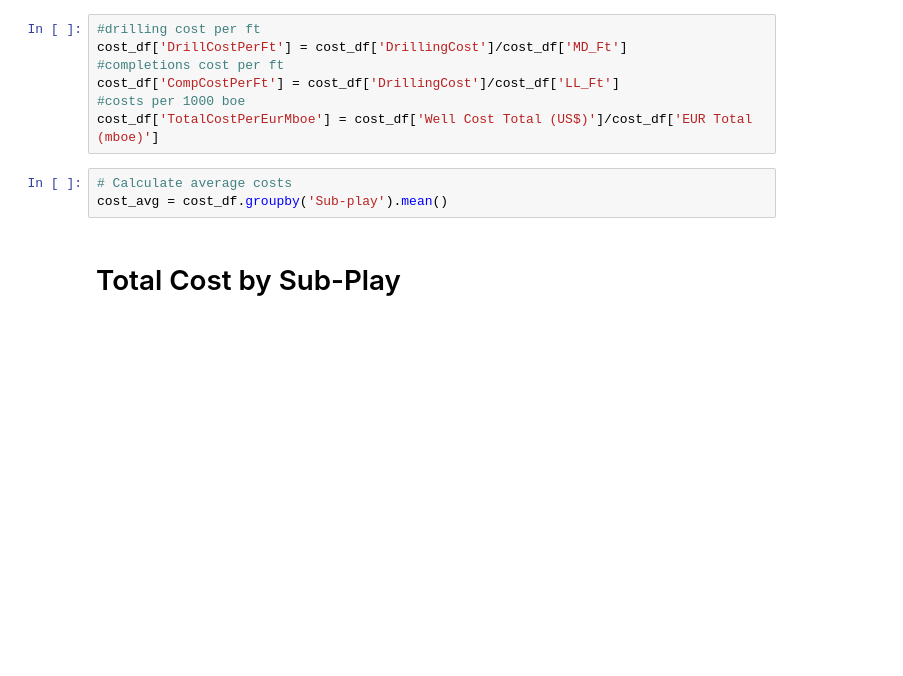
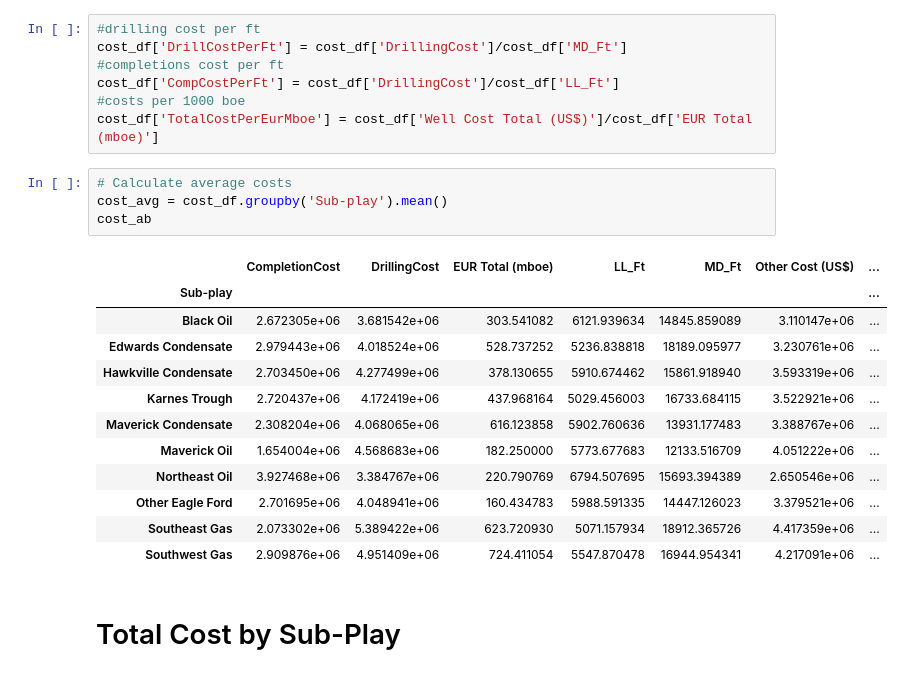
Before and after one commit to DaryaRudych/EagleFord-Oil-Project, a Jupyter notebook: Master.ipynb, the cells around one changed output. Drawn from its saved outputs; the diff is of its cells as text; blank space fills up the shorter version.

```diff
--- a/Master.ipynb
+++ b/Master.ipynb
@@ -515,6 +516,20 @@ cost_df['TotalCostPerEurMboe'] = cost_df['Well Cost Total (US$)']/cost_df['EUR T
 # %%
 # Calculate average costs
 cost_avg = cost_df.groupby('Sub-play').mean()
+cost_ab
+# %% [output]
+|  | CompletionCost | DrillingCost | EUR Total (mboe) | LL_Ft | MD_Ft | Other Cost (US$) | ... |
+| Sub-play |  |  |  |  |  |  | ... |
+| Black Oil | 2.672305e+06 | 3.681542e+06 | 303.541082 | 6121.939634 | 14845.859089 | 3.110147e+06 | ... |
+| Edwards Condensate | 2.979443e+06 | 4.018524e+06 | 528.737252 | 5236.838818 | 18189.095977 | 3.230761e+06 | ... |
+| Hawkville Condensate | 2.703450e+06 | 4.277499e+06 | 378.130655 | 5910.674462 | 15861.918940 | 3.593319e+06 | ... |
+| Karnes Trough | 2.720437e+06 | 4.172419e+06 | 437.968164 | 5029.456003 | 16733.684115 | 3.522921e+06 | ... |
+| Maverick Condensate | 2.308204e+06 | 4.068065e+06 | 616.123858 | 5902.760636 | 13931.177483 | 3.388767e+06 | ... |
+| Maverick Oil | 1.654004e+06 | 4.568683e+06 | 182.250000 | 5773.677683 | 12133.516709 | 4.051222e+06 | ... |
+| Northeast Oil | 3.927468e+06 | 3.384767e+06 | 220.790769 | 6794.507695 | 15693.394389 | 2.650546e+06 | ... |
+| Other Eagle Ford | 2.701695e+06 | 4.048941e+06 | 160.434783 | 5988.591335 | 14447.126023 | 3.379521e+06 | ... |
+| Southeast Gas | 2.073302e+06 | 5.389422e+06 | 623.720930 | 5071.157934 | 18912.365726 | 4.417359e+06 | ... |
+| Southwest Gas | 2.909876e+06 | 4.951409e+06 | 724.411054 | 5547.870478 | 16944.954341 | 4.217091e+06 | ... |
 # %% [markdown]
 # Total Cost by Sub-Play
 # %%
```
Also changed, not shown: parts of 7 cells of this notebook, 3 other files.
